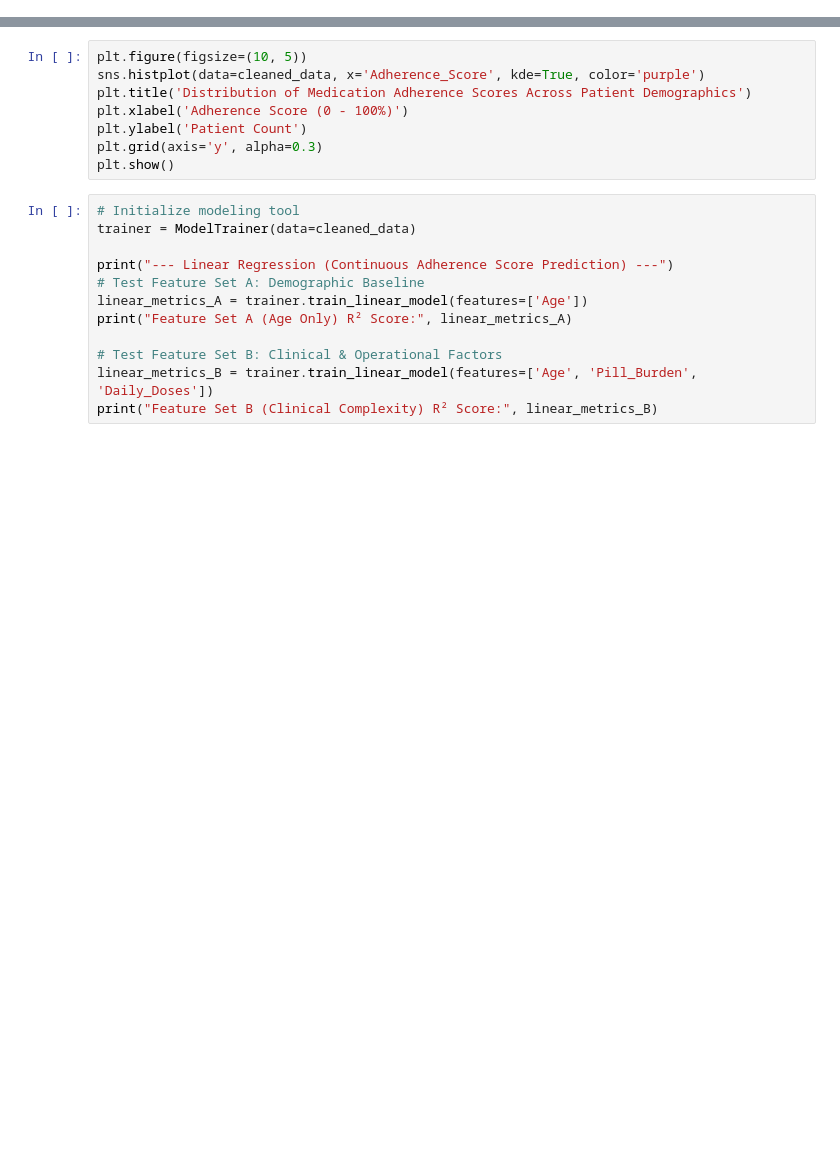
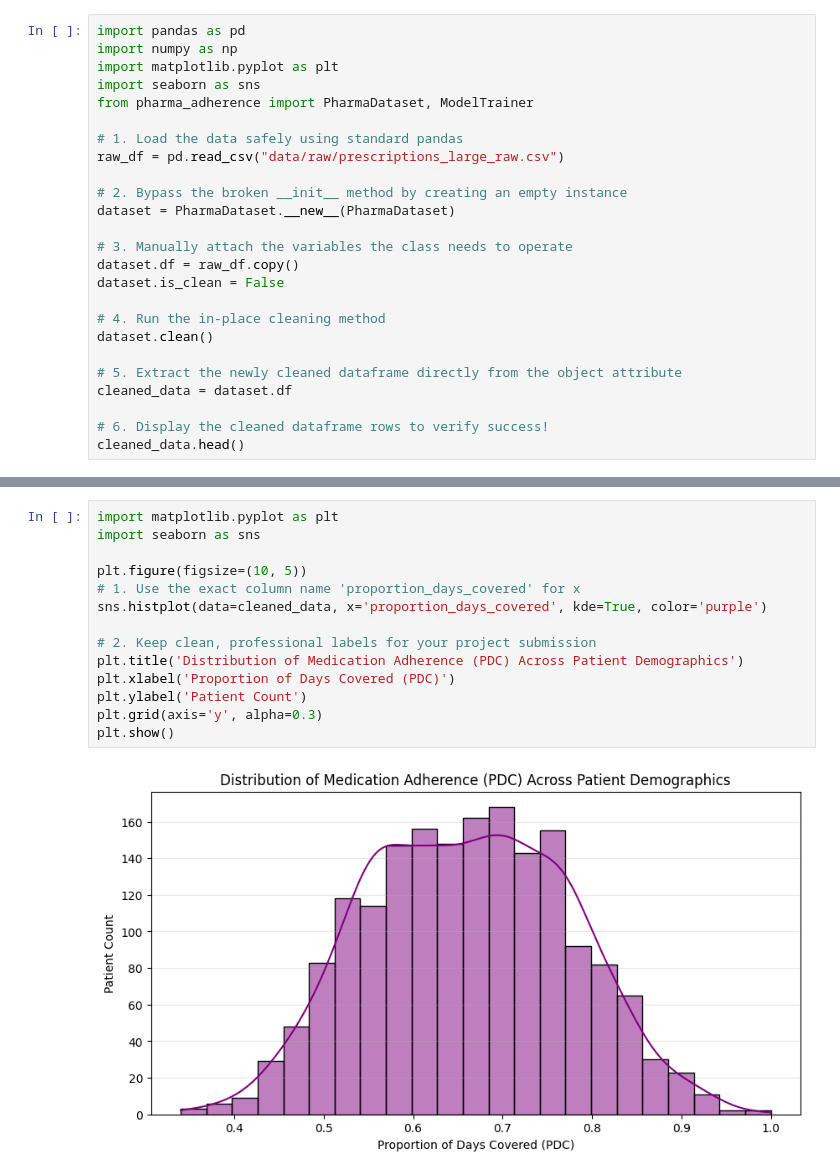
Before and after one commit to idaraakpan-max/cdd209-final, a Jupyter notebook: tutorial.ipynb, the cells around one changed output, grey strips where cells are left out. Drawn from its saved outputs; the diff is of its cells as text; blank space fills up the shorter version.

Commit message:
Force Jupyter notebook outputs and plots into repository

```diff
--- a/tutorial.ipynb
+++ b/tutorial.ipynb
@@ -17,0 +6,25 @@ cleaned_data.head()
+# %%
+import pandas as pd
+import numpy as np
+import matplotlib.pyplot as plt
+import seaborn as sns
+from pharma_adherence import PharmaDataset, ModelTrainer
+
+# 1. Load the data safely using standard pandas
+raw_df = pd.read_csv("data/raw/prescriptions_large_raw.csv")
+
+# 2. Bypass the broken __init__ method by creating an empty instance
+dataset = PharmaDataset.__new__(PharmaDataset)
+
+# 3. Manually attach the variables the class needs to operate
+dataset.df = raw_df.copy()
+dataset.is_clean = False
+
+# 4. Run the in-place cleaning method
+dataset.clean()
+
+# 5. Extract the newly cleaned dataframe directly from the object attribute
+cleaned_data = dataset.df
+
+# 6. Display the cleaned dataframe rows to verify success!
+cleaned_data.head()
@@ -26,20 +65,16 @@ display(cleaned_data.corr(numeric_only=True)['Adherence_Score'].sort_values())
 # %%
+import matplotlib.pyplot as plt
+import seaborn as sns
+
 plt.figure(figsize=(10, 5))
-sns.histplot(data=cleaned_data, x='Adherence_Score', kde=True, color='purple')
-plt.title('Distribution of Medication Adherence Scores Across Patient Demographics')
-plt.xlabel('Adherence Score (0 - 100%)')
+# 1. Use the exact column name 'proportion_days_covered' for x
+sns.histplot(data=cleaned_data, x='proportion_days_covered', kde=True, color='purple')
+
+# 2. Keep clean, professional labels for your project submission
+plt.title('Distribution of Medication Adherence (PDC) Across Patient Demographics')
+plt.xlabel('Proportion of Days Covered (PDC)')
 plt.ylabel('Patient Count')
 plt.grid(axis='y', alpha=0.3)
 plt.show()
+# %% [output]
+[figure, added]
-# %%
-# Initialize modeling tool
-trainer = ModelTrainer(data=cleaned_data)
-
-print("--- Linear Regression (Continuous Adherence Score Prediction) ---")
-# Test Feature Set A: Demographic Baseline
-linear_metrics_A = trainer.train_linear_model(features=['Age'])
-print("Feature Set A (Age Only) R² Score:", linear_metrics_A)
-
-# Test Feature Set B: Clinical & Operational Factors
-linear_metrics_B = trainer.train_linear_model(features=['Age', 'Pill_Burden', 'Daily_Doses'])
-print("Feature Set B (Clinical Complexity) R² Score:", linear_metrics_B)
```
Also changed, not shown: parts of 7 cells of this notebook.
